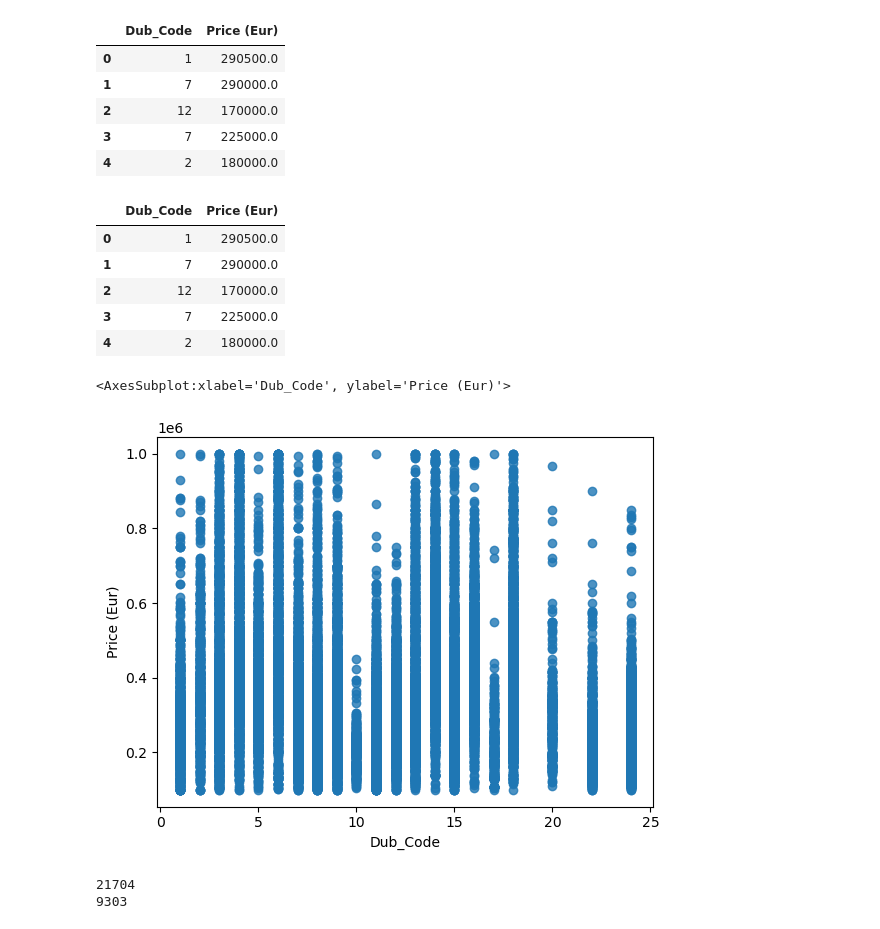
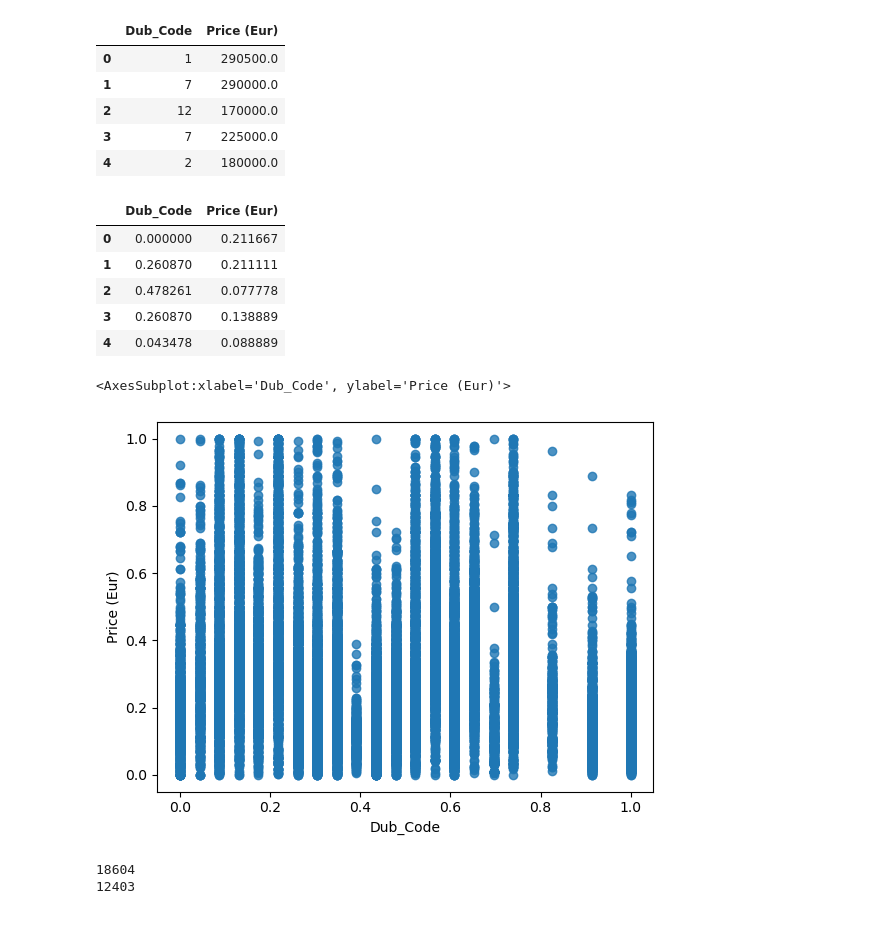
Before and after one commit to sba22232/Sem1CA1Repeatsba22232, a Jupyter notebook: Sem1CA1Repeat/Sem1CA1Repeatsba22232.ipynb, the cells around one changed output. Cells and saved outputs as stored; diff of their text form; code cells hidden in the pictures.

```diff
--- a/Sem1CA1Repeat/Sem1CA1Repeatsba22232.ipynb
+++ b/Sem1CA1Repeat/Sem1CA1Repeatsba22232.ipynb
@@ -1072,38 +1082,38 @@ df3.head()
 # %%
 # recaling the variables (both)
 df_columns = df3.columns
 scaler = MinMaxScaler()
 df = scaler.fit_transform(df3)
 
 # rename columns (since now its an np array)
-df3 = pd.DataFrame(df3)
+df3 = pd.DataFrame(df)
 df3.columns = df_columns
 
 df3.head()
 # %% [output]
 |  | Dub_Code | Price (Eur) |
-| 0 | 1 | 290500.0 |
-| 1 | 7 | 290000.0 |
-| 2 | 12 | 170000.0 |
-| 3 | 7 | 225000.0 |
-| 4 | 2 | 180000.0 |
+| 0 | 0.000000 | 0.211667 |
+| 1 | 0.260870 | 0.211111 |
+| 2 | 0.478261 | 0.077778 |
+| 3 | 0.260870 | 0.138889 |
+| 4 | 0.043478 | 0.088889 |
 # %%
 # visualise area-price relationship
 sns.regplot(x="Dub_Code", y="Price (Eur)", data=df3, fit_reg=False)
 # %% [output]
 <AxesSubplot:xlabel='Dub_Code', ylabel='Price (Eur)'>
-[figure, old version]
+[figure, new version]
 # %%
 # split into train and test
 df_train, df_test = train_test_split(df3,
-                                     train_size = 0.7,
-                                     test_size = 0.3,
-                                     random_state = 10)
+                                     train_size = 0.6,
+                                     test_size = 0.4,
+                                     random_state = 25)
 print(len(df_train))
 print(len(df_test))
 # %% [output]
-21704
-9303
+18604
+12403
 # %%
 # split into X and y for both train and test sets
 # reshaping is required since sklearn requires the data to be in shape
```
Also changed, not shown: parts of 14 cells of this notebook.
